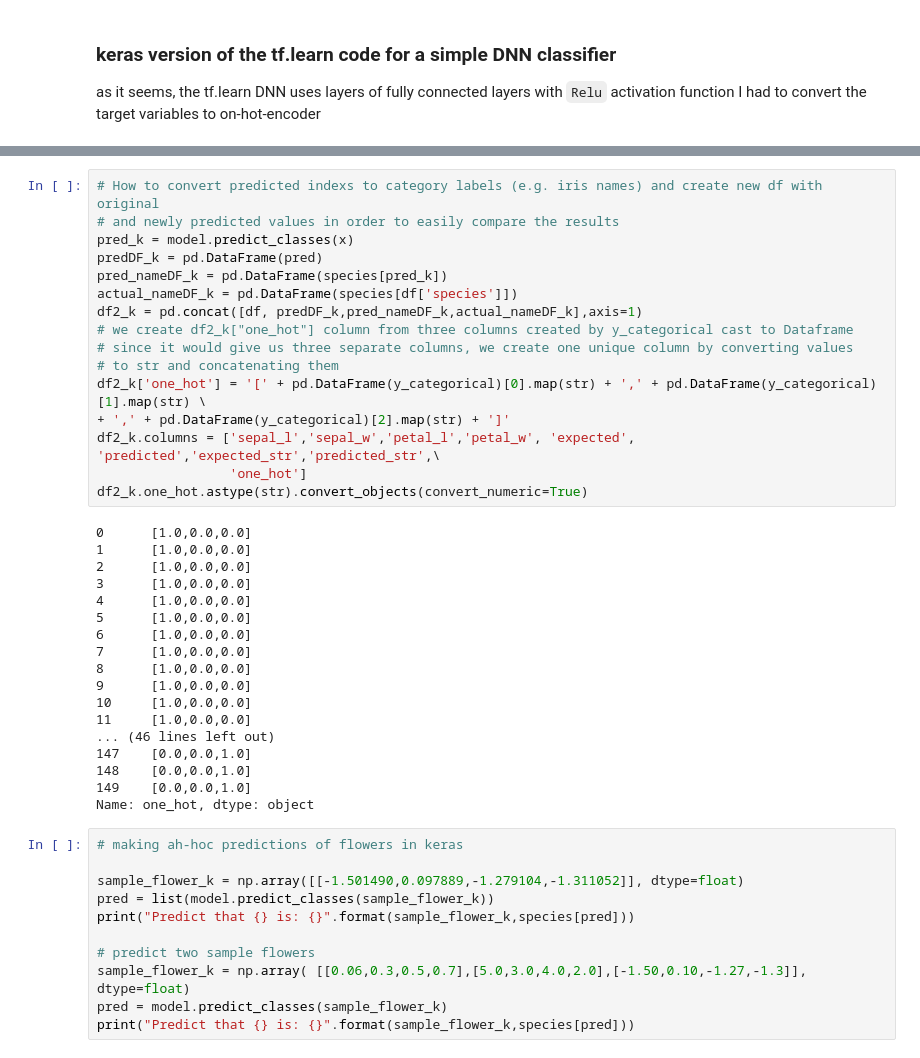
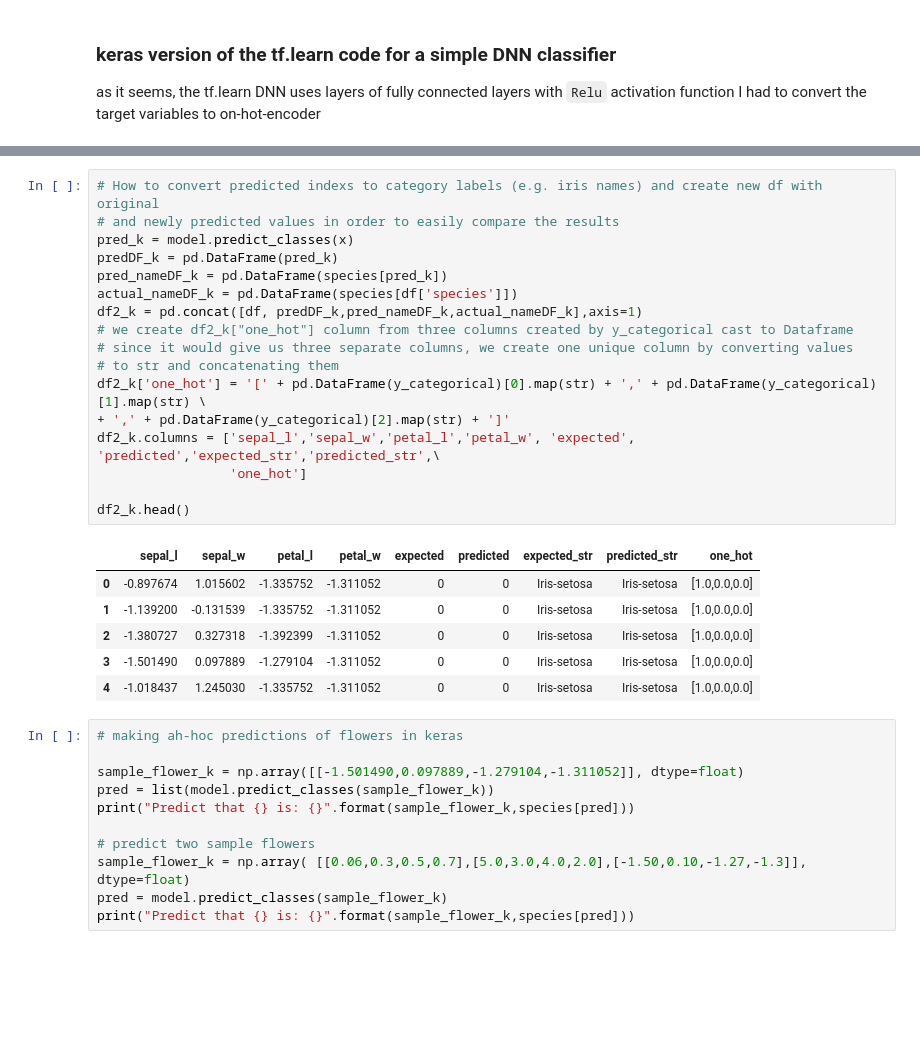
Before and after one commit to kuatroka/jh_dl, a Jupyter notebook: jh_dl_class2_intro_tensorflow.ipynb, the cells around one changed output, grey strips where cells are left out. Saved outputs shown, nothing was run; the diff lists cells and outputs as text; blank space fills up the shorter version.

```diff
--- a/jh_dl_class2_intro_tensorflow.ipynb
+++ b/jh_dl_class2_intro_tensorflow.ipynb
@@ -602,37 +616,27 @@ Test accuracy: 1.0
 # %%
 # How to convert predicted indexs to category labels (e.g. iris names) and create new df with original
 # and newly predicted values in order to easily compare the results
 pred_k = model.predict_classes(x)
-predDF_k = pd.DataFrame(pred)
+predDF_k = pd.DataFrame(pred_k)
 pred_nameDF_k = pd.DataFrame(species[pred_k])
 actual_nameDF_k = pd.DataFrame(species[df['species']])
 df2_k = pd.concat([df, predDF_k,pred_nameDF_k,actual_nameDF_k],axis=1)
 # we create df2_k["one_hot"] column from three columns created by y_categorical cast to Dataframe
 # since it would give us three separate columns, we create one unique column by converting values
 # to str and concatenating them
 df2_k['one_hot'] = '[' + pd.DataFrame(y_categorical)[0].map(str) + ',' + pd.DataFrame(y_categorical)[1].map(str) \
 + ',' + pd.DataFrame(y_categorical)[2].map(str) + ']'
 df2_k.columns = ['sepal_l','sepal_w','petal_l','petal_w', 'expected', 'predicted','expected_str','predicted_str',\
                  'one_hot']
-df2_k.one_hot.astype(str).convert_objects(convert_numeric=True)
+
+df2_k.head()
 # %% [output]
-0      [1.0,0.0,0.0]
-1      [1.0,0.0,0.0]
-2      [1.0,0.0,0.0]
-3      [1.0,0.0,0.0]
-4      [1.0,0.0,0.0]
-5      [1.0,0.0,0.0]
-6      [1.0,0.0,0.0]
-7      [1.0,0.0,0.0]
-8      [1.0,0.0,0.0]
-9      [1.0,0.0,0.0]
-10     [1.0,0.0,0.0]
-11     [1.0,0.0,0.0]
-... (46 lines left out)
-147    [0.0,0.0,1.0]
-148    [0.0,0.0,1.0]
-149    [0.0,0.0,1.0]
-Name: one_hot, dtype: object
+|  | sepal_l | sepal_w | petal_l | petal_w | expected | predicted | expected_str | predicted_str | one_hot |
+| 0 | -0.897674 | 1.015602 | -1.335752 | -1.311052 | 0 | 0 | Iris-setosa | Iris-setosa | [1.0,0.0,0.0] |
+| 1 | -1.139200 | -0.131539 | -1.335752 | -1.311052 | 0 | 0 | Iris-setosa | Iris-setosa | [1.0,0.0,0.0] |
+| 2 | -1.380727 | 0.327318 | -1.392399 | -1.311052 | 0 | 0 | Iris-setosa | Iris-setosa | [1.0,0.0,0.0] |
+| 3 | -1.501490 | 0.097889 | -1.279104 | -1.311052 | 0 | 0 | Iris-setosa | Iris-setosa | [1.0,0.0,0.0] |
+| 4 | -1.018437 | 1.245030 | -1.335752 | -1.311052 | 0 | 0 | Iris-setosa | Iris-setosa | [1.0,0.0,0.0] |
 # %%
 # making ah-hoc predictions of flowers in keras
 
```
Also changed, not shown: parts of 13 cells of this notebook, 1 other file.
